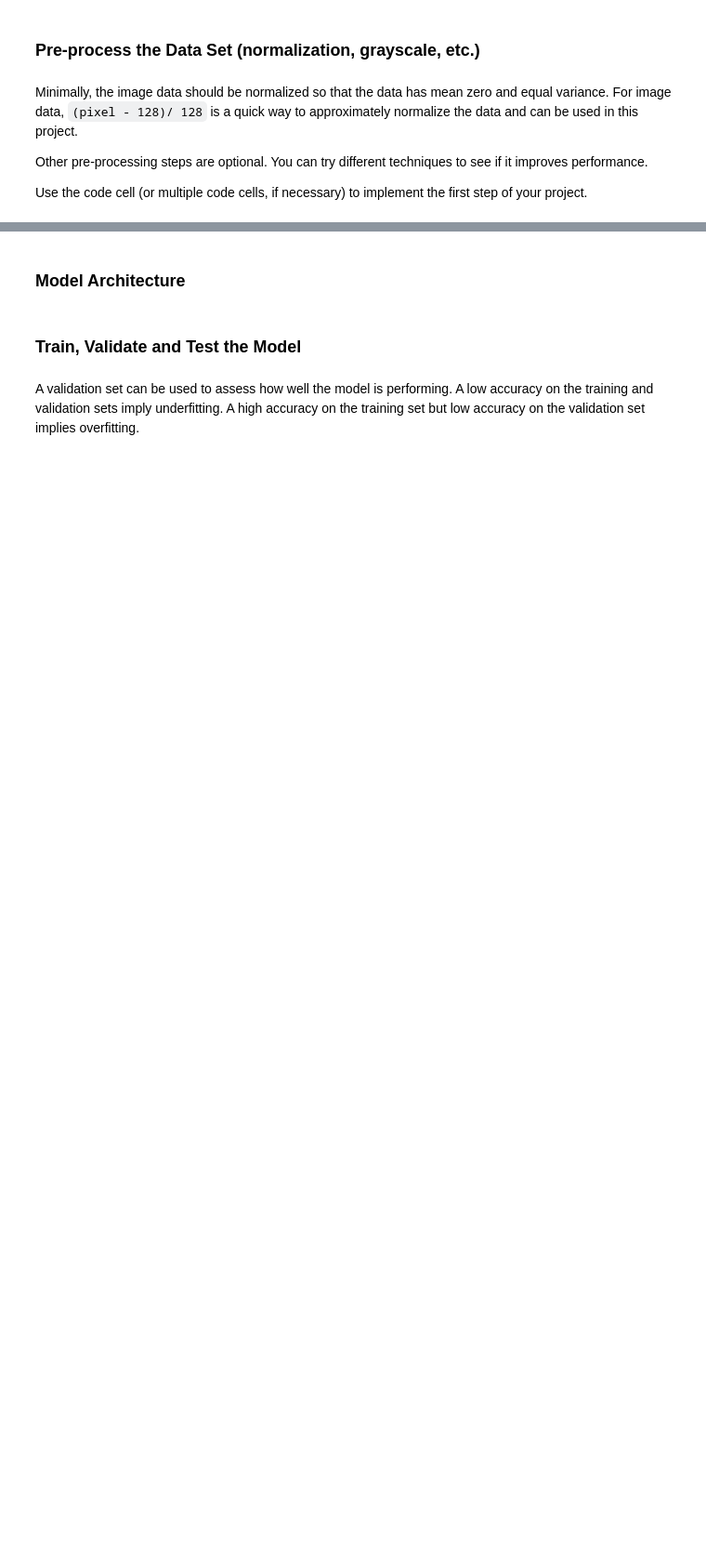
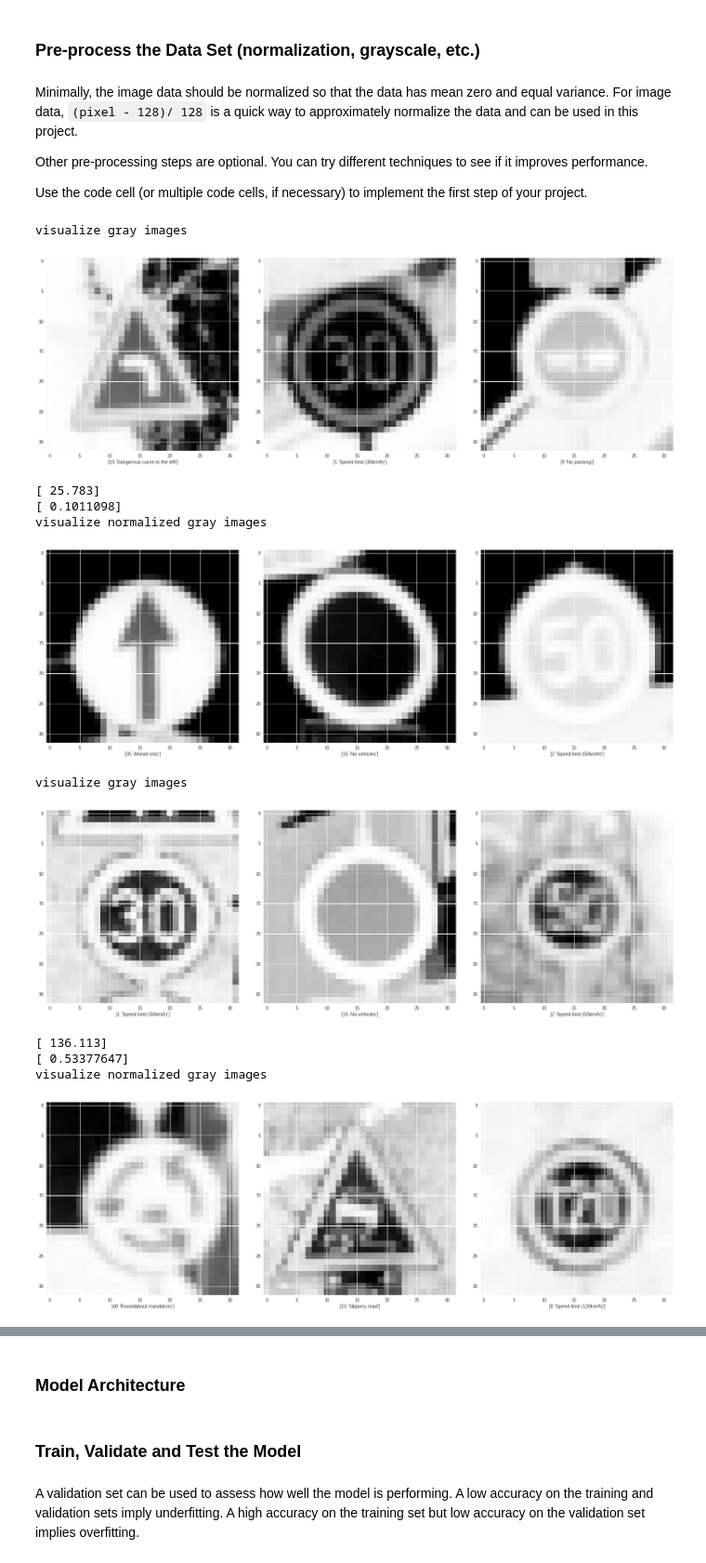
Before and after one commit to yhung119/German_Traffic_Signs_Classification, a Jupyter notebook: Traffic_Sign_Classifier.ipynb, the cells around one changed output, grey strips where cells are left out. Shown at 93% size. Drawn from its saved outputs; the diff is of its cells as text; code cells hidden in the pictures; blank space fills up the shorter version.

```diff
--- a/Traffic_Sign_Classifier.ipynb
+++ b/Traffic_Sign_Classifier.ipynb
@@ -200,30 +204,46 @@ Use the code cell (or multiple code cells, if necessary) to implement the first
 # %%
 # Normalize the data
 def normalize(data):
     a = 0
     b = 1.0
     return a + data * (b-a) / 255.
 
 from skimage import color
 
-def standarize(data):
-    data = (data - np.mean(data)) / np.std(data)
-    return data
-
 def rgb2gray(rgb):
     img = np.dot(rgb, [0.299, 0.587, 0.114])
     img = img.reshape((len(img), 32, 32, 1))
     return img
 
 def grayscale(data):
     return np.sum(data/3, axis=3, keepdims=True)
 
-def preprocess(data):
+def preprocess(data, labels):
     X = rgb2gray(data)
+    print "visualize gray images\n"
+    visualize_images(X, labels, list_size=3)
+    print X[0][0][0]
     X = normalize(X)
-    X = standarize(X)
+    print X[0][0][0]
+    print "visualize normalized gray images\n"
+    visualize_images(X, labels, list_size=3)
+
     return X
 
-X_train_N = preprocess(X_combine)
-X_test_N = preprocess(X_test)
+
+X_train_N = preprocess(X_combine, y_combine)
+X_test_N = preprocess(X_test, y_test)
+# %% [output]
+visualize gray images
+[figure, added]
+[ 25.783]
+[ 0.1011098]
+visualize normalized gray images
+[figure, added]
+visualize gray images
+[figure, added]
+[ 136.113]
+[ 0.53377647]
+visualize normalized gray images
+[figure, added]
 # %%
```
Also changed, not shown: parts of 19 cells of this notebook.
